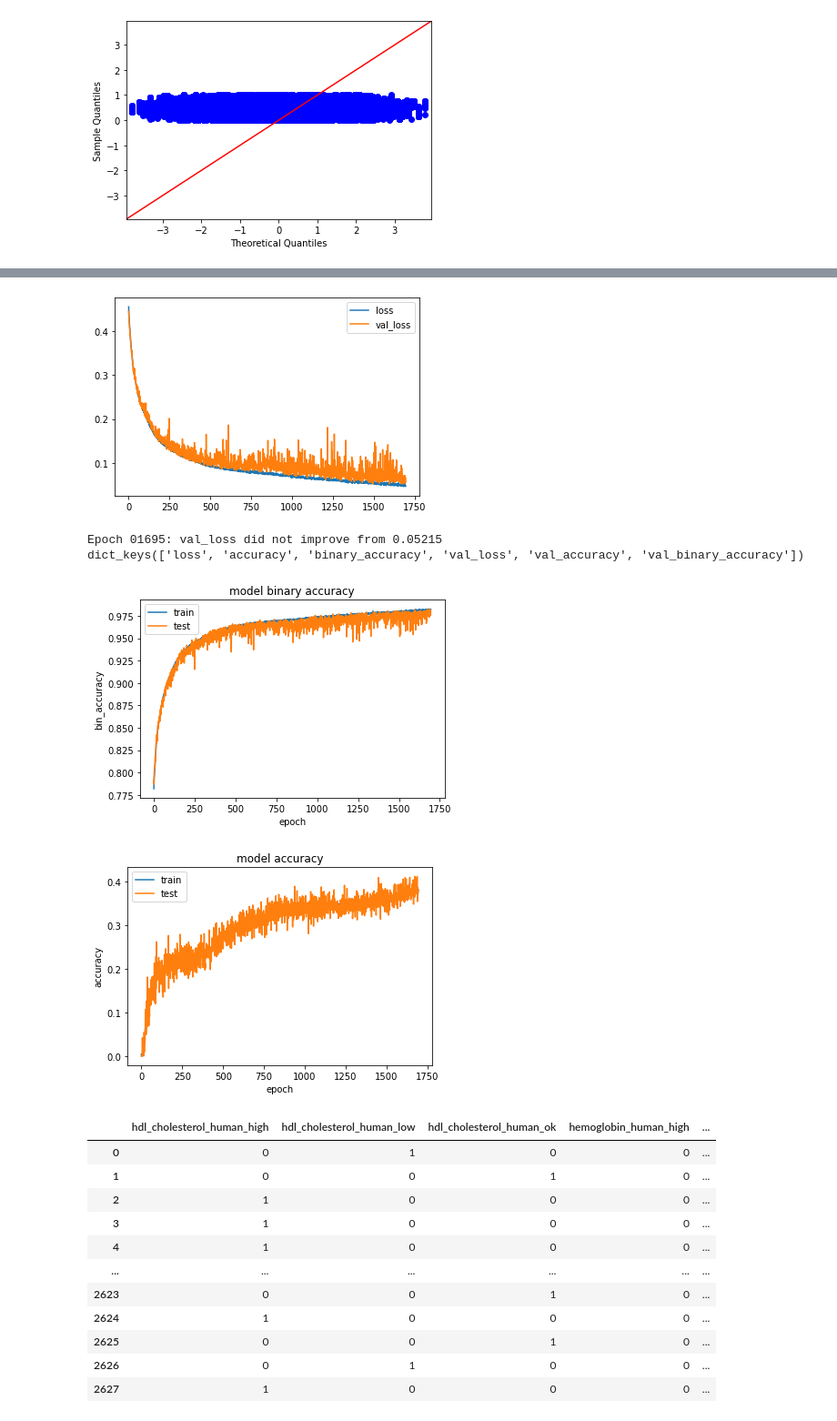
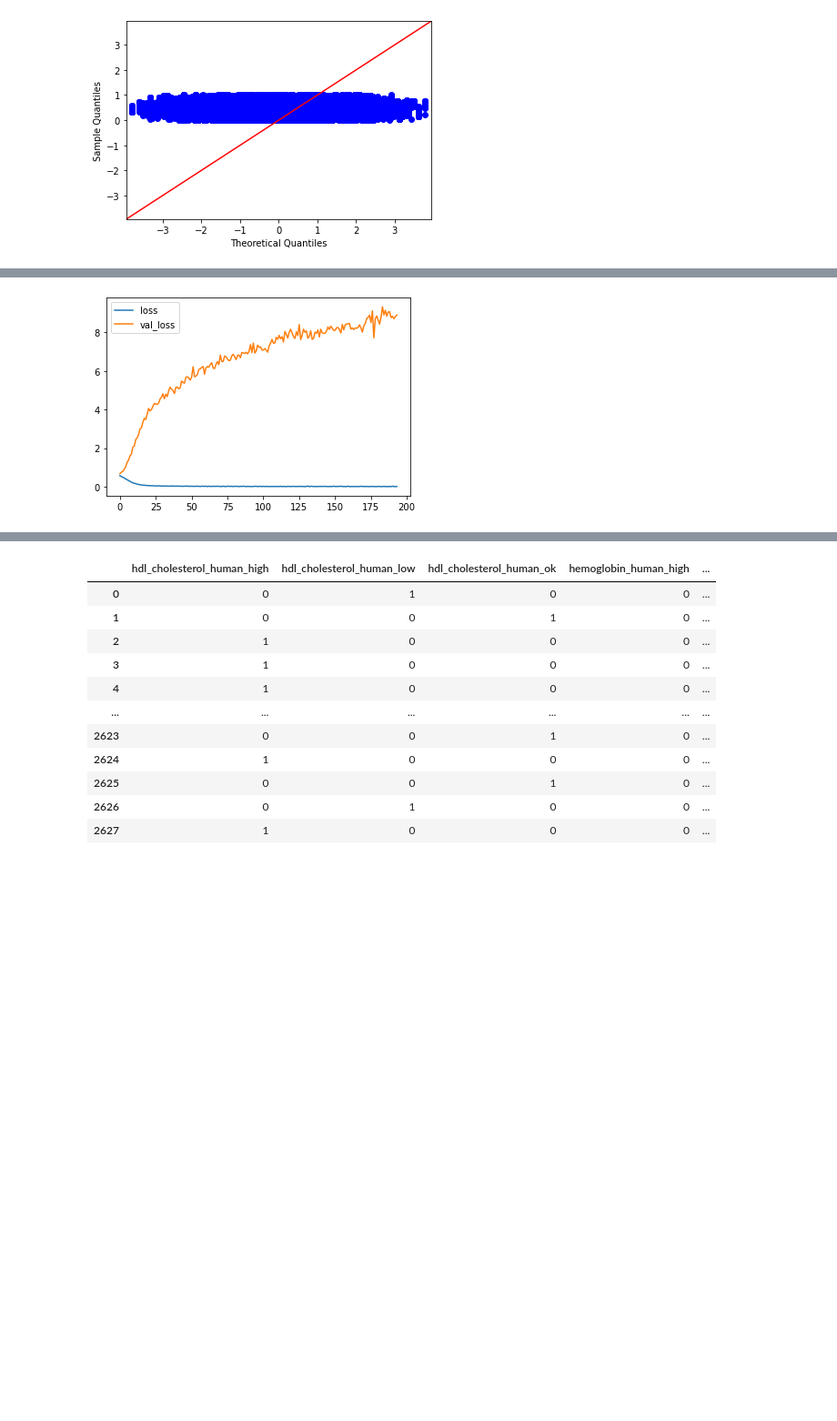
Before and after one commit to AdiVittala/bloodSpectroscopy, a Jupyter notebook: Model-1.ipynb, the cells around one changed output, grey strips where cells are left out. Shown at 91% size. Drawn from its saved outputs; the diff is of its cells as text; code cells hidden in the pictures; blank space fills up the shorter version.

Commit message:
udpated model-1 and created default xgboost file

```diff
--- a/Model-1.ipynb
+++ b/Model-1.ipynb
@@ -172,7 +360,7 @@ def create_model(learning_rate=0.001):
     model.add(Dense(N_h, kernel_initializer='he_uniform', activation='relu'))
     model.add(Dense(N_o, kernel_initializer='he_uniform', activation='sigmoid'))
     optimizer = keras.optimizers.Adam(learning_rate=learning_rate)
-    model.compile(loss='binary_crossentropy', optimizer=optimizer, metrics=['accuracy'])
+    model.compile(loss='binary_crossentropy', optimizer=optimizer, metrics=['binary_accuracy'])
 
     return model
 # %%
@@ -182,12 +370,12 @@ np.random.seed(seed)
 epochs = 100
 model_CV = KerasClassifier(build_fn=create_model, epochs=epochs, verbose=1)
 
-batch_size = [1,10, 100, 500, 1000, X_train.shape[0]]
+batch_size = [1,10, 100, 500, 1000, X_res.shape[0]]
 leraning_rate = [0.1, 0.01, 0.001, 0.0001]
 param_grid = dict(batch_size=batch_size, learning_rate=leraning_rate)
 
 grid = GridSearchCV(estimator=model_CV, param_grid=param_grid, n_jobs=-1, cv=10)
-grid_result = grid.fit(X_train, Y_train)
+grid_result = grid.fit(X_res, y_res)
 
 print(f'Best Accuracy for {grid_result.best_score_} using {grid_result.best_params_}')
 means = grid_result.cv_results_['mean_test_score']
@@ -298,11 +486,11 @@ plot_losses = PlotLosses()
     # alpha = (1/(1+ (decay rate * epoch number))) * aplha0
     # 6. Number of mini-batches
 
-# batch_size = grid_result.best_params_['batch_size']
-# learning_rate = grid_result.best_params_['learning_rate']
+batch_size = grid_result.best_params_['batch_size']
+learning_rate = grid_result.best_params_['learning_rate']
 
-batch_size = 10
-learning_rate = 0.001
+# batch_size = 10
+# learning_rate = 0.001
 filepath = 'best_model.hdf5'
 
 # bcm_callback = mltb.keras.BinaryClassifierMetricsCallback(X_test, Y_test)
@@ -324,31 +512,32 @@ model.compile(loss='binary_crossentropy', optimizer=optimizer, metrics=['accurac
 
 # Fit the model
 # history = model.fit(X_train, Y_train, epochs=5000, batch_size = batch_size, verbose=1, validation_data=(X_test, Y_test), shuffle=True, callbacks=callbacks_list)
-history = model.fit(X_train, Y_train, epochs=5000, batch_size = batch_size, verbose=1, validation_data=(X_test, Y_test), shuffle=True, callbacks=callbacks_list)
+history = model.fit(X_res, y_res, epochs=5000, batch_size = batch_size, verbose=1, validation_data=(X_test, Y_test), shuffle=True, callbacks=callbacks_list)
 # list all data in history
 print(history.history.keys())
 # summarize history for accuracy
 plt.plot(history.history['accuracy'])
 plt.plot(history.history['val_accuracy'])
 plt.title('model accuracy')
 plt.ylabel('accuracy')
 plt.xlabel('epoch')
 plt.legend(['train', 'test'], loc='upper left')
 plt.show()
 # summarize history for accuracy
 plt.plot(history.history['binary_accuracy'])
 plt.plot(history.history['val_binary_accuracy'])
 plt.title('model binary accuracy')
 plt.ylabel('bin_accuracy')
 plt.xlabel('epoch')
 plt.legend(['train', 'test'], loc='upper left')
 plt.show()
 # summarize history for loss
 # plt.plot(history.history['loss'])
 # plt.plot(history.history['val_loss'])
 # plt.title('model loss')
 # plt.ylabel('loss')
 # plt.xlabel('epoch')
 # plt.legend(['train', 'test'], loc='upper left')
 # plt.show()
 # %% [output]
+[figure, new version]
@@ -356,8 +547,3 @@ plt.show()
-[figure, old version]
-Epoch 01695: val_loss did not improve from 0.05215
-dict_keys(['loss', 'accuracy', 'binary_accuracy', 'val_loss', 'val_accuracy', 'val_binary_accuracy'])
-[figure, removed]
-[figure, removed]
 # %%
 saved_model = load_model('best_model.hdf5')
 # %%
```
Also changed, not shown: parts of 21 cells of this notebook, 2 other files.
